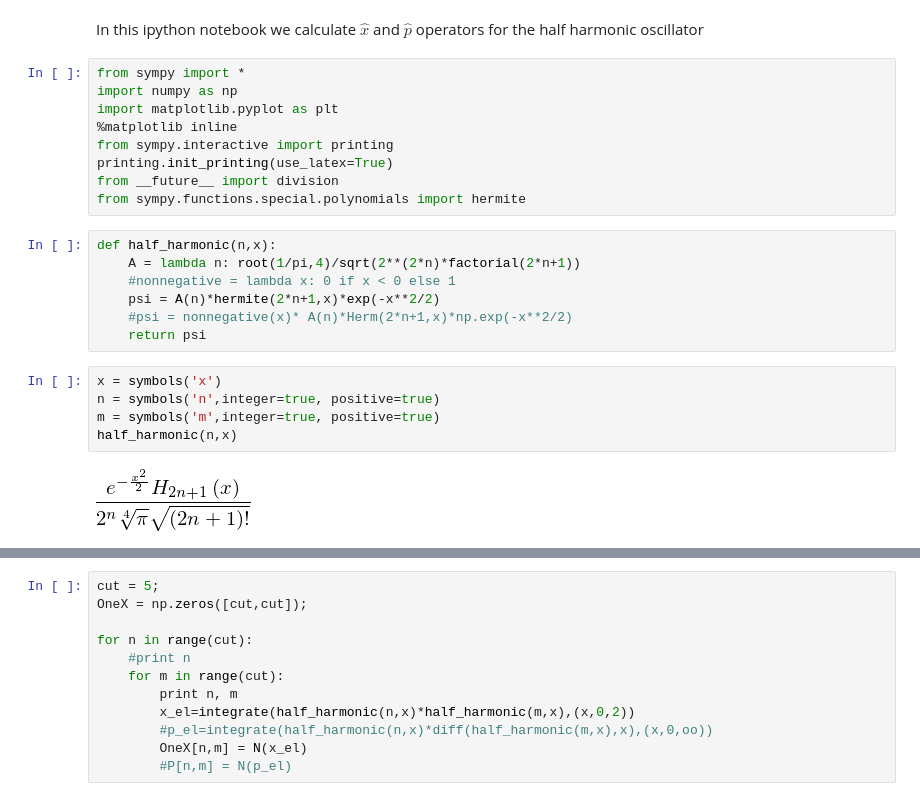
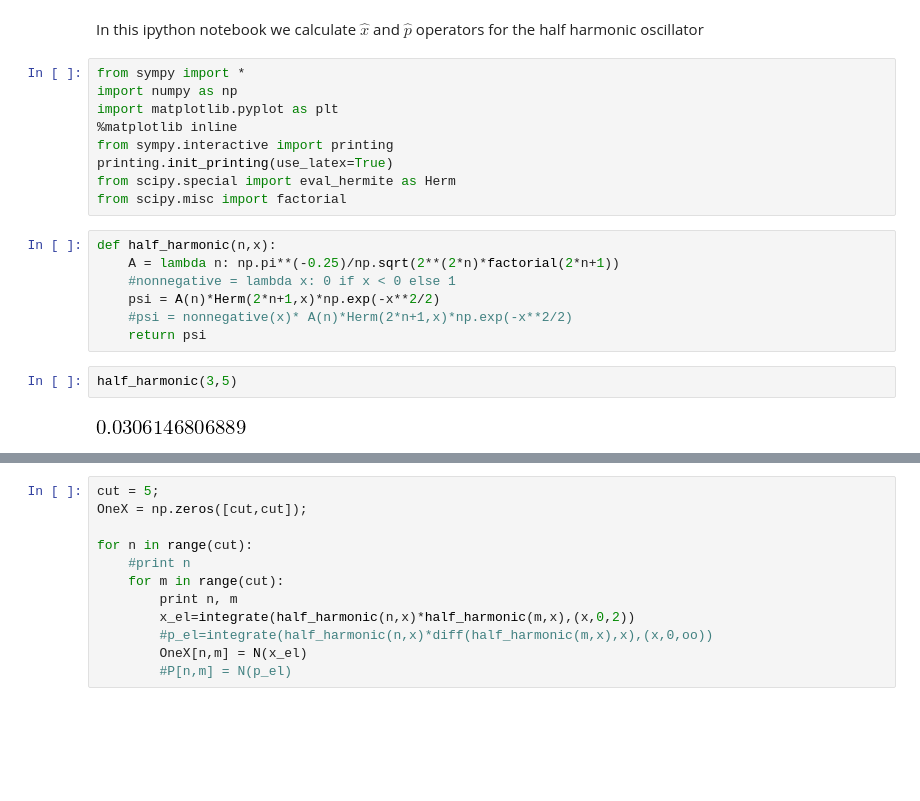
Before and after one commit to behnamgit/Q_Heat_Engine, a Jupyter notebook: Half_HO.ipynb, the cells around one changed output, grey strips where cells are left out. Drawn from its saved outputs; the diff is of its cells as text; blank space fills up the shorter version.

Commit message:
Wavefunction now is written using scipy Hermit polynomial

```diff
--- a/Half_HO.ipynb
+++ b/Half_HO.ipynb
@@ -9,19 +9,16 @@ import matplotlib.pyplot as plt
 %matplotlib inline
 from sympy.interactive import printing
 printing.init_printing(use_latex=True)
-from __future__ import division
-from sympy.functions.special.polynomials import hermite
+from scipy.special import eval_hermite as Herm
+from scipy.misc import factorial
 # %%
 def half_harmonic(n,x):
-    A = lambda n: root(1/pi,4)/sqrt(2**(2*n)*factorial(2*n+1))
+    A = lambda n: np.pi**(-0.25)/np.sqrt(2**(2*n)*factorial(2*n+1))
     #nonnegative = lambda x: 0 if x < 0 else 1
-    psi = A(n)*hermite(2*n+1,x)*exp(-x**2/2)
+    psi = A(n)*Herm(2*n+1,x)*np.exp(-x**2/2)
     #psi = nonnegative(x)* A(n)*Herm(2*n+1,x)*np.exp(-x**2/2)
     return psi
-# %%
-x = symbols('x')
-n = symbols('n',integer=true, positive=true)
-m = symbols('m',integer=true, positive=true)
-half_harmonic(n,x)
-# %% [output]
-[figure, removed]
+# %%
+half_harmonic(3,5)
+# %% [output]
+[figure, added]
```
Also changed, not shown: parts of 2 cells of this notebook.
